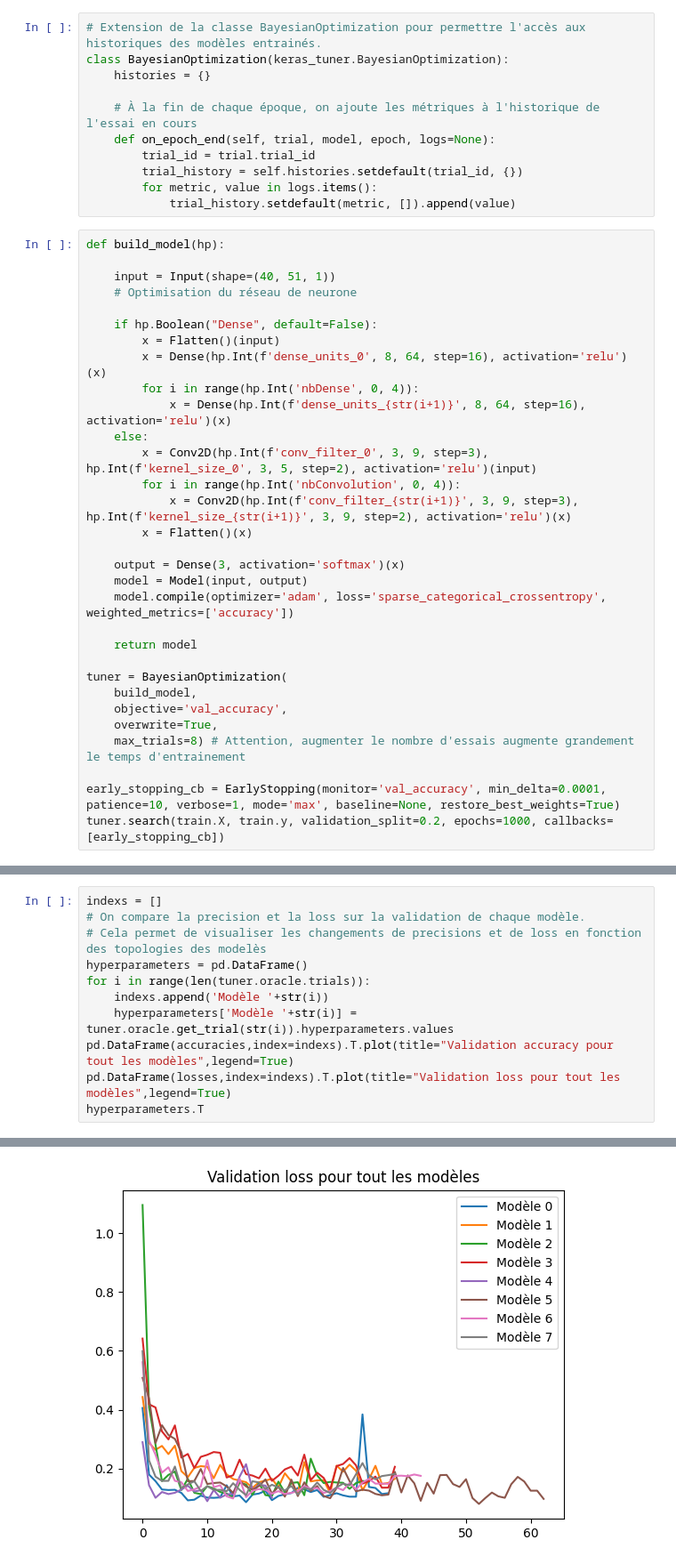
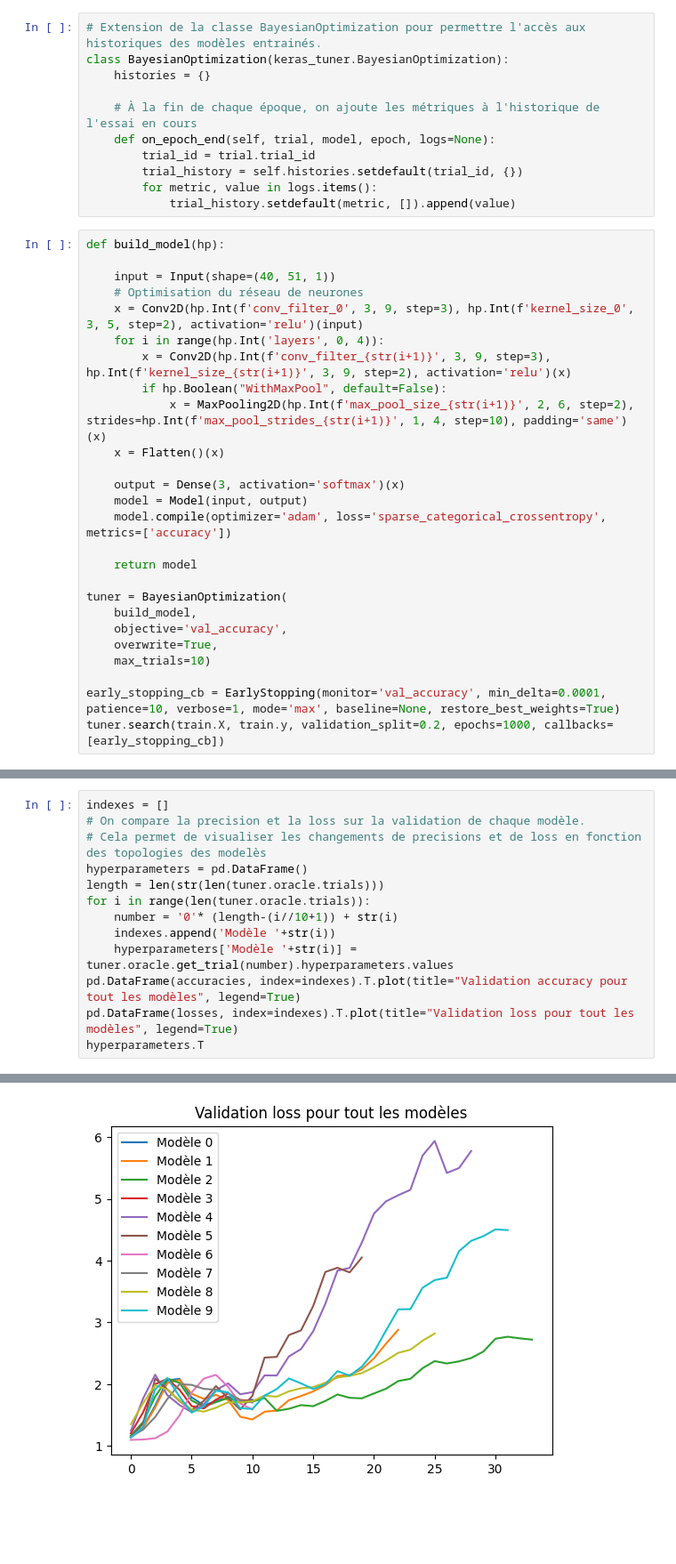
Before and after one commit to JeannesTheo/Pong, a Jupyter notebook: pong.ipynb, the cells around one changed output, grey strips where cells are left out. Shown at 89% size. Cells and saved outputs as stored; diff of their text form; blank space fills up the shorter version.

```diff
--- a/pong.ipynb
+++ b/pong.ipynb
@@ -84,22 +86,17 @@ class BayesianOptimization(keras_tuner.BayesianOptimization):
 def build_model(hp):
 
     input = Input(shape=(40, 51, 1))
-    # Optimisation du réseau de neurone
-
-    if hp.Boolean("Dense", default=False):
-        x = Flatten()(input)
-        x = Dense(hp.Int(f'dense_units_0', 8, 64, step=16), activation='relu')(x)
-        for i in range(hp.Int('nbDense', 0, 4)):
-            x = Dense(hp.Int(f'dense_units_{str(i+1)}', 8, 64, step=16), activation='relu')(x)
-    else:
-        x = Conv2D(hp.Int(f'conv_filter_0', 3, 9, step=3), hp.Int(f'kernel_size_0', 3, 5, step=2), activation='relu')(input)
-        for i in range(hp.Int('nbConvolution', 0, 4)):
-            x = Conv2D(hp.Int(f'conv_filter_{str(i+1)}', 3, 9, step=3), hp.Int(f'kernel_size_{str(i+1)}', 3, 9, step=2), activation='relu')(x)
-        x = Flatten()(x)
+    # Optimisation du réseau de neurones
+    x = Conv2D(hp.Int(f'conv_filter_0', 3, 9, step=3), hp.Int(f'kernel_size_0', 3, 5, step=2), activation='relu')(input)
+    for i in range(hp.Int('layers', 0, 4)):
+        x = Conv2D(hp.Int(f'conv_filter_{str(i+1)}', 3, 9, step=3), hp.Int(f'kernel_size_{str(i+1)}', 3, 9, step=2), activation='relu')(x)
+        if hp.Boolean("WithMaxPool", default=False):
+            x = MaxPooling2D(hp.Int(f'max_pool_size_{str(i+1)}', 2, 6, step=2), strides=hp.Int(f'max_pool_strides_{str(i+1)}', 1, 4, step=10), padding='same')(x)
+    x = Flatten()(x)
 
     output = Dense(3, activation='softmax')(x)
     model = Model(input, output)
-    model.compile(optimizer='adam', loss='sparse_categorical_crossentropy', weighted_metrics=['accuracy'])
+    model.compile(optimizer='adam', loss='sparse_categorical_crossentropy', metrics=['accuracy'])
 
     return model
 
@@ -107,7 +104,7 @@ tuner = BayesianOptimization(
     build_model,
     objective='val_accuracy',
     overwrite=True,
-    max_trials=8) # Attention, augmenter le nombre d'essais augmente grandement le temps d'entrainement
+    max_trials=10)
 
 early_stopping_cb = EarlyStopping(monitor='val_accuracy', min_delta=0.0001, patience=10, verbose=1, mode='max', baseline=None, restore_best_weights=True)
 tuner.search(train.X, train.y, validation_split=0.2, epochs=1000, callbacks=[early_stopping_cb])
@@ -154,12 +153,14 @@ WARNING:tensorflow:Value in checkpoint could not be found in the restored object
 # %%
-indexs = []
+indexes = []
 # On compare la precision et la loss sur la validation de chaque modèle.
 # Cela permet de visualiser les changements de precisions et de loss en fonction des topologies des modelès
 hyperparameters = pd.DataFrame()
+length = len(str(len(tuner.oracle.trials)))
 for i in range(len(tuner.oracle.trials)):
-    indexs.append('Modèle '+str(i))
-    hyperparameters['Modèle '+str(i)] = tuner.oracle.get_trial(str(i)).hyperparameters.values
-pd.DataFrame(accuracies,index=indexs).T.plot(title="Validation accuracy pour tout les modèles",legend=True)
-pd.DataFrame(losses,index=indexs).T.plot(title="Validation loss pour tout les modèles",legend=True)
+    number = '0'* (length-(i//10+1)) + str(i)
+    indexes.append('Modèle '+str(i))
+    hyperparameters['Modèle '+str(i)] = tuner.oracle.get_trial(number).hyperparameters.values
+pd.DataFrame(accuracies, index=indexes).T.plot(title="Validation accuracy pour tout les modèles", legend=True)
+pd.DataFrame(losses, index=indexes).T.plot(title="Validation loss pour tout les modèles", legend=True)
 hyperparameters.T
 # %% [output]
@@ -176 +179 @@ hyperparameters.T
-[figure, old version]
+[figure, new version]
```
Also changed, not shown: parts of 18 cells of this notebook, 4 other files.
